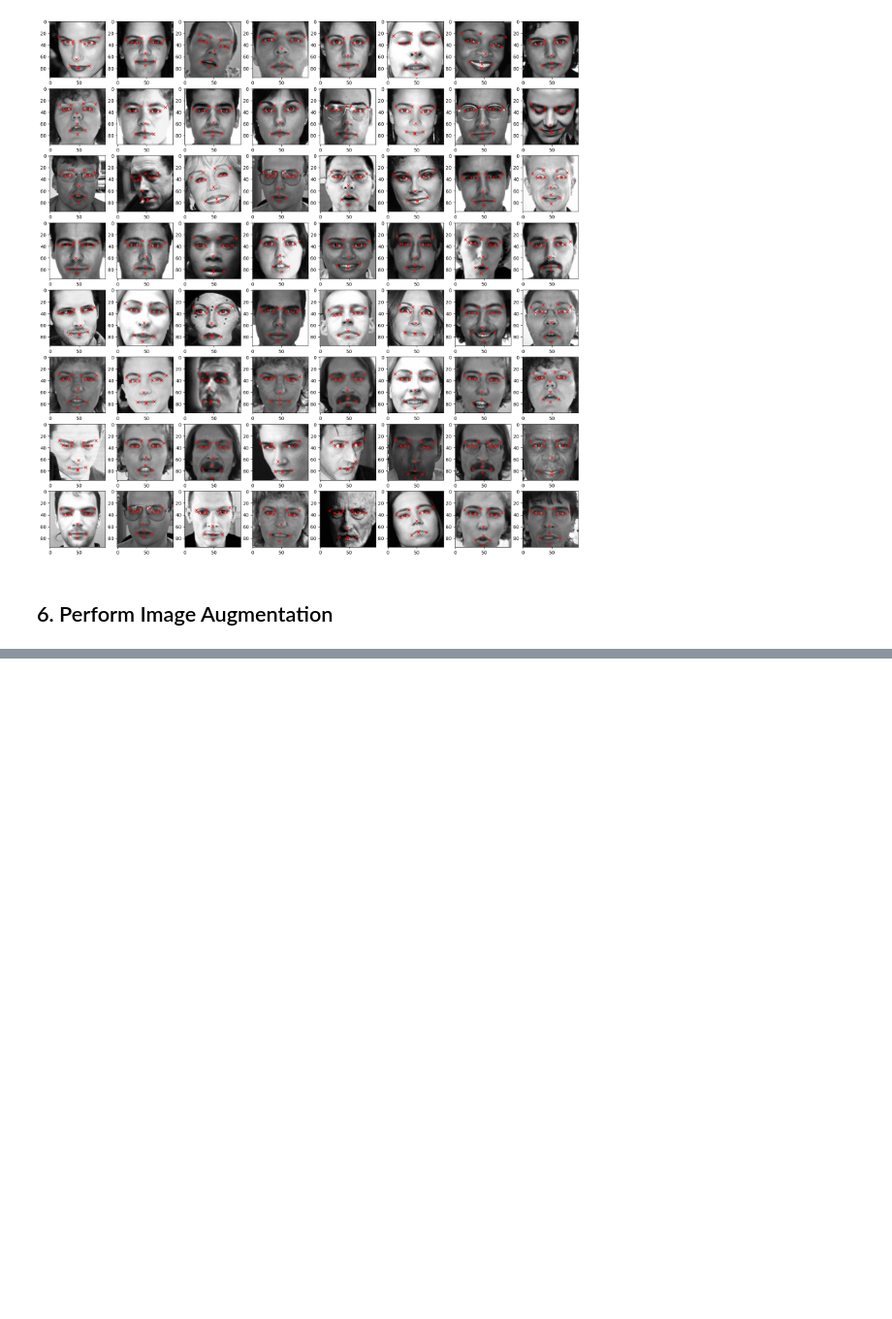
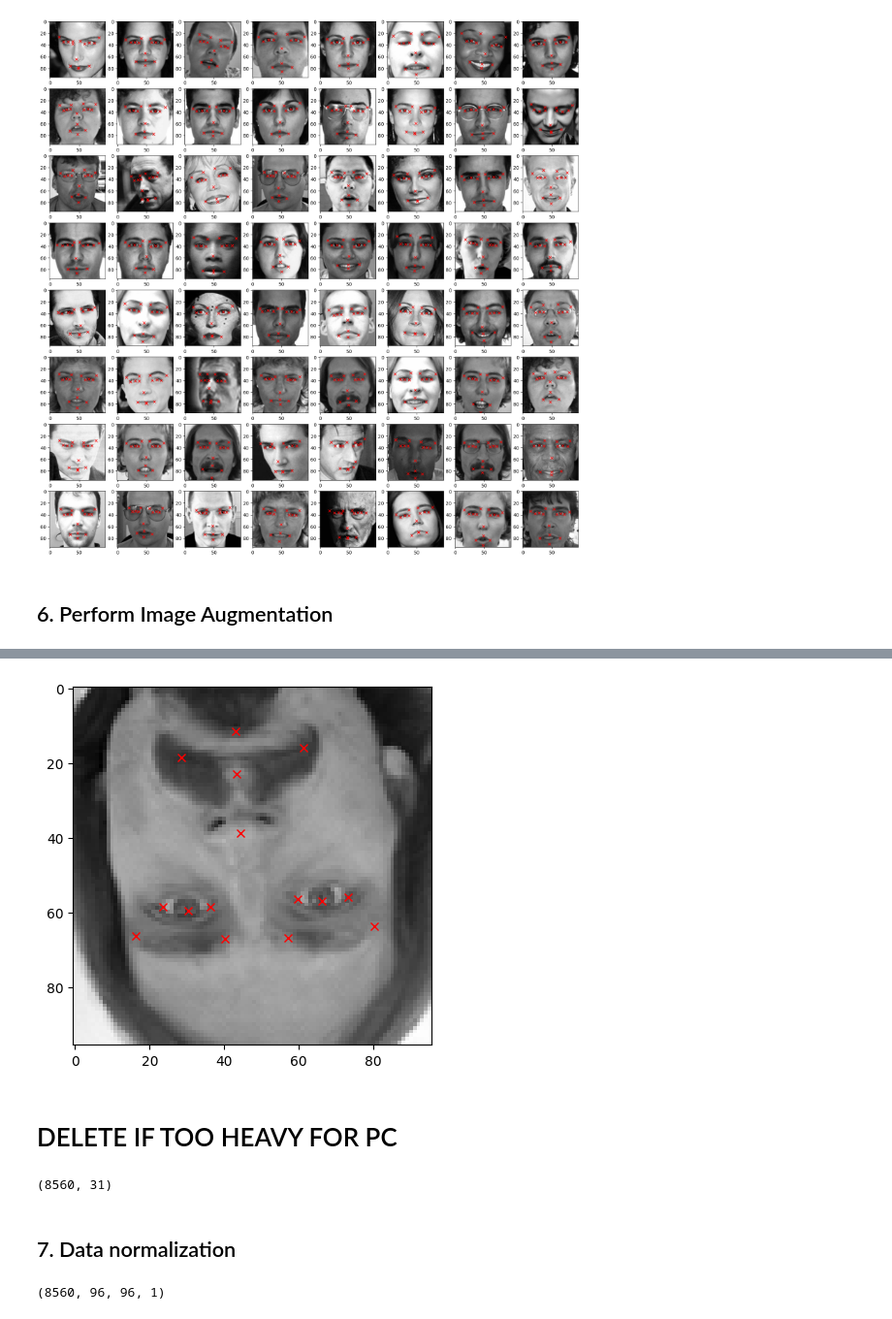
Before and after one commit to AA789-ai/Facial-Keypoints-and-Emotions, a Jupyter notebook: Notebook.ipynb, the cells around one changed output, grey strips where cells are left out. Shown at 97% size. Drawn from its saved outputs; the diff is of its cells as text; code cells hidden in the pictures; blank space fills up the shorter version.

Commit message:
Programmed until data splits for testing and training

```diff
--- a/Notebook.ipynb
+++ b/Notebook.ipynb
@@ -169,0 +259,20 @@ keyfacial_df_copy = copy.copy(keyfacial_df)
+# %%
+# For the vertical flip, its the same as horizontal flip, but the axis is changed (1 to 0).
+
+keyfacial_df_copy = copy.copy(keyfacial_df)
+
+keyfacial_df_copy['Image'] = keyfacial_df_copy['Image'].apply(lambda x: np.flip(x, axis = 0))
+for i in range(len(columns)):
+  # Since the coloums for the y coordinates are odd, change the remainer of 2 to 1 as well.
+  if i%2 == 1:
+    keyfacial_df_copy[columns[i]] = keyfacial_df_copy[columns[i]].apply(lambda x: 96. - float(x) )
+# %%
+# Perform a sanity check to be sure
+
+plt.imshow(keyfacial_df_copy['Image'][0], cmap='gray')
+for j in range(1, 31, 2):
+        plt.plot(keyfacial_df_copy.loc[0][j-1], keyfacial_df_copy.loc[0][j], 'rx')
+# %% [output]
+[figure, added]
+# %% [markdown]
+# DELETE IF TOO HEAVY FOR PC
@@ -169,0 +281,27 @@ keyfacial_df_copy = copy.copy(keyfacial_df)
+# %%
+# It should add another 2140
+augmented_df.shape
+# %% [output]
+(8560, 31)
+# %% [markdown]
+## 7. Data normalization
+# %%
+# Obtain the value of images which is present in the 31st column
+img = augmented_df[:,30]
+
+# Normalize the images. We can just divide it 255 since it is applicable here.
+img = img/255.
+
+# Create an empty array of shape (x, 96, 96, 1) to feed the model
+# The model will accept images in batch format so we need to expend it's dimension from (96, 96) to (96, 96, 1)
+X = np.empty((len(img), 96, 96, 1))
+
+# Iterate through the img list and add image values to the empty array after it's expansion
+for i in range(len(img)):
+  X[i,] = np.expand_dims(img[i], axis = 2)
+
+# Convert the array type to float32
+X = np.asarray(X).astype(np.float32)
+X.shape
+# %% [output]
+(8560, 96, 96, 1)
```
Also changed, not shown: parts of 17 cells of this notebook.
